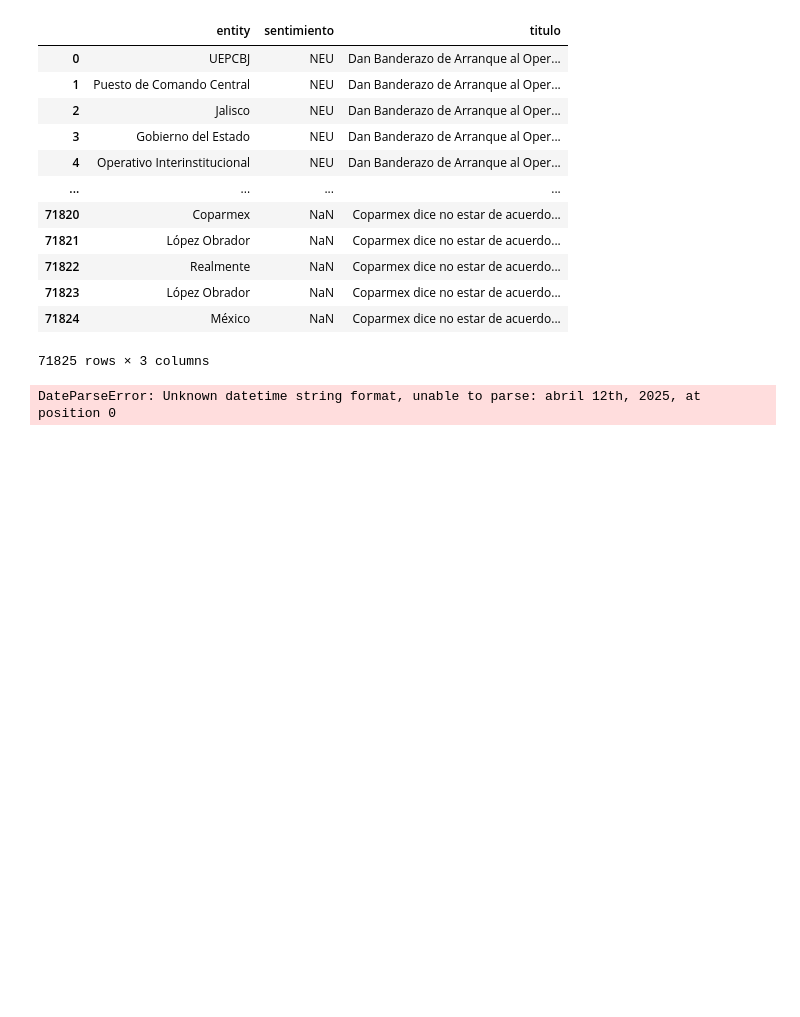
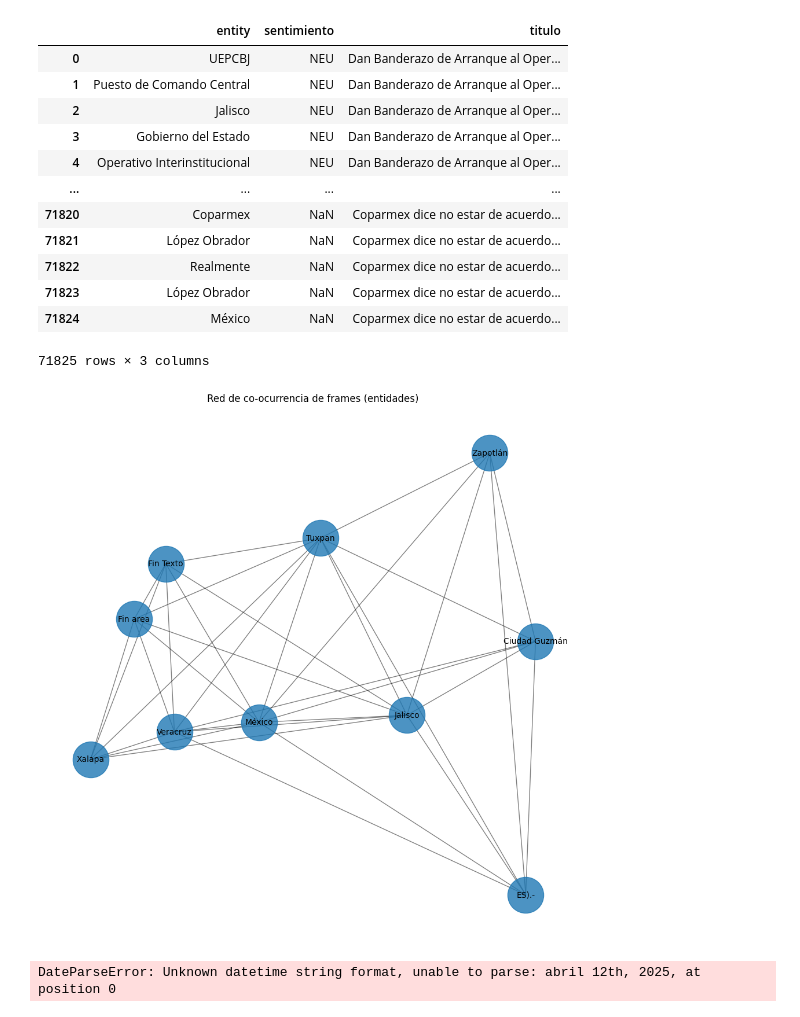
Before and after one commit to adrianodreamer/udg_paper, a Jupyter notebook: framing.ipynb, the cells around one changed output. Drawn from its saved outputs; the diff is of its cells as text; code cells hidden in the pictures; blank space fills up the shorter version.

```diff
--- a/framing.ipynb
+++ b/framing.ipynb
@@ -256,35 +324,37 @@ print(topic_df)
 # Análisis de redes semánticas
 import networkx as nx
 
 # Crear co-ocurrencia de entidades
 co_occur = pd.DataFrame(index=top_entities, columns=top_entities, data=0)
 
 for entities in df['entities']:
     for i in range(len(entities)):
         for j in range(i+1, len(entities)):
             if entities[i] in top_entities and entities[j] in top_entities:
                 co_occur.loc[entities[i], entities[j]] += 1
                 co_occur.loc[entities[j], entities[i]] += 1
 
 # Crear gráfico de red
 G = nx.Graph()
 for entity in top_entities:
     G.add_node(entity)
 
-for i in range(len(top_entities))):
-    for j in range(i+1, len(top_entities))):
+for i in range(len(top_entities)):
+    for j in range(i+1, len(top_entities)):
         if co_occur.iloc[i,j] > 0:
             G.add_edge(top_entities[i], top_entities[j], weight=co_occur.iloc[i,j])
 
 # Dibujar red
 plt.figure(figsize=(12,12))
 pos = nx.spring_layout(G)
 nx.draw_networkx_nodes(G, pos, node_size=2000, alpha=0.8)
 nx.draw_networkx_edges(G, pos, width=1.0, alpha=0.5)
 nx.draw_networkx_labels(G, pos, font_size=10)
 plt.title("Red de co-ocurrencia de frames (entidades)")
 plt.axis('off')
 plt.show()
+# %% [output]
+[figure, added]
 # %%
 # Análisis diacrónico de frames para ver cómo evolucionan en el tiempo
 # Convertir fecha a datetime (asumiendo que existe una columna fecha)
```
Also changed, not shown: parts of 10 cells of this notebook, 2 other files.
